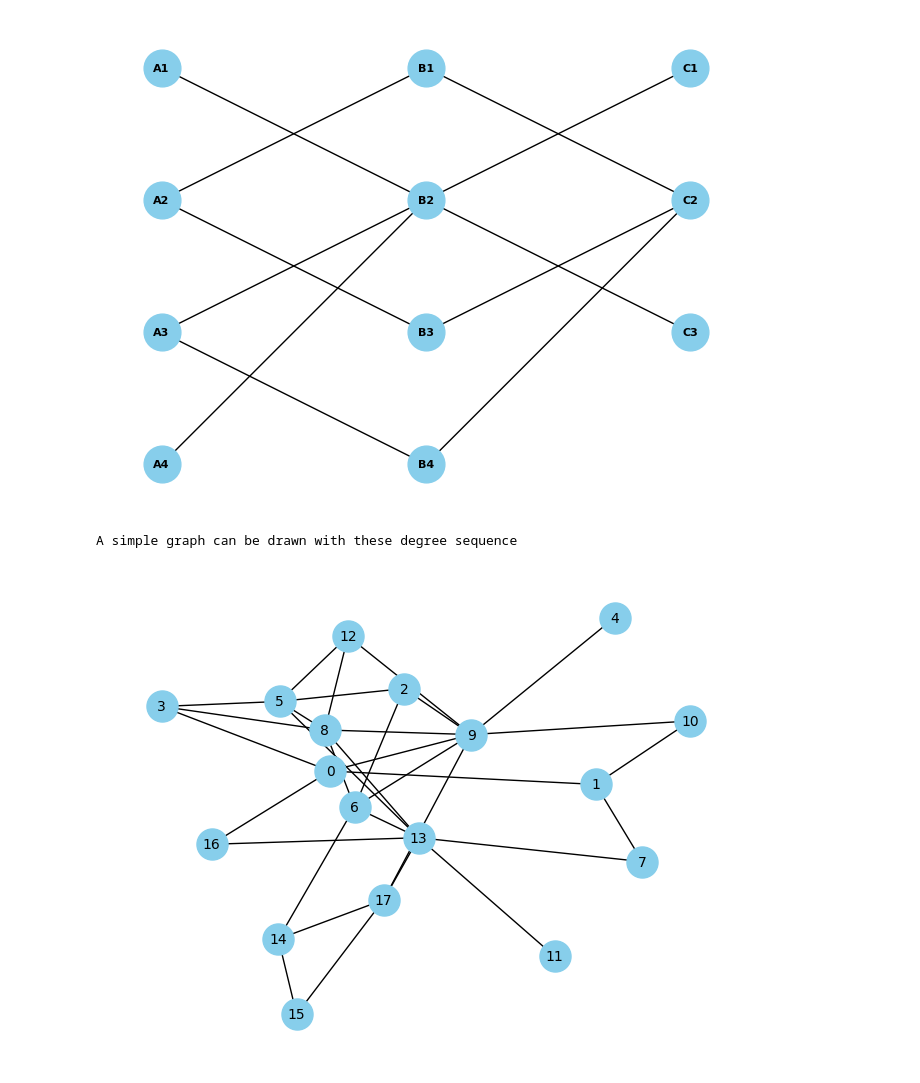
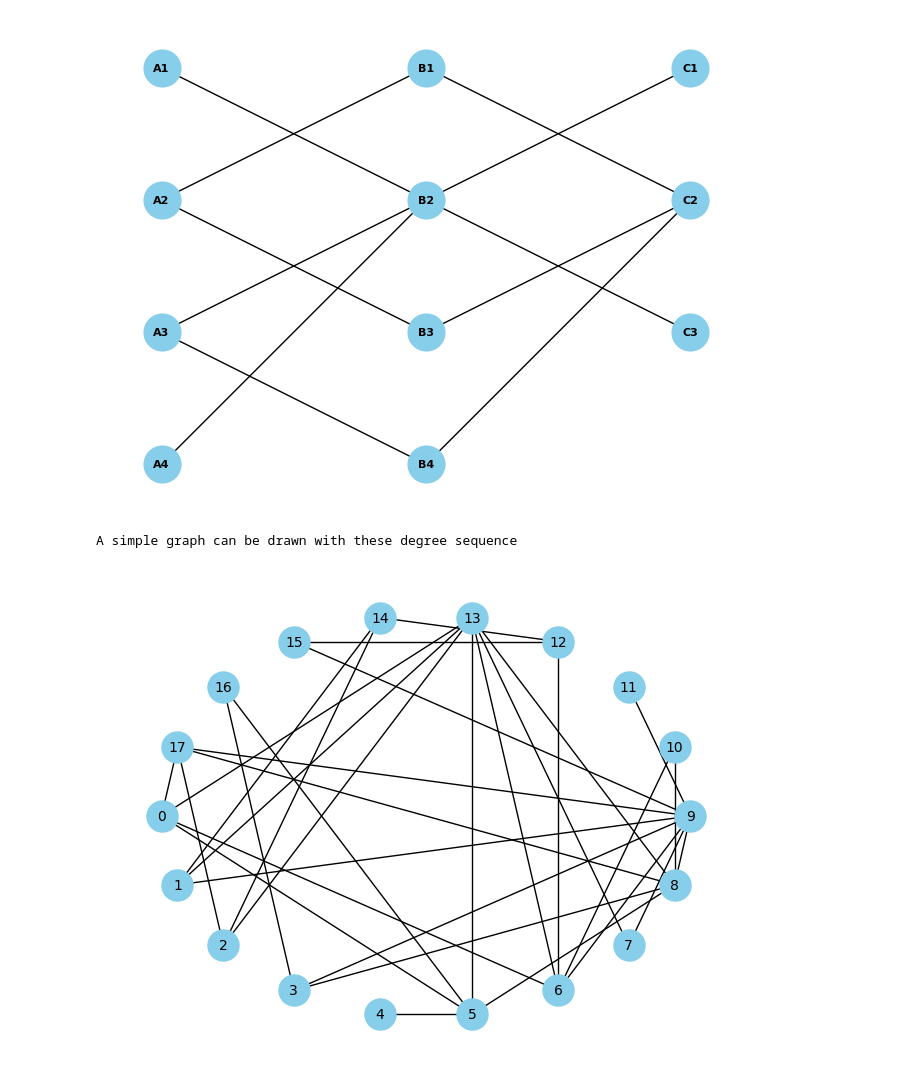
Before and after one commit to onaisali4952/Graph-Theory-Project-Semester-5, a Jupyter notebook: Project_Problem_A.ipynb, the cells around one changed output. Saved outputs shown, nothing was run; the diff lists cells and outputs as text; code cells hidden in the pictures.

Commit message:
Update Project_Problem_A.ipynb
Changed spring layout to shell layout for havel hakimi graph to make graph more tidy

```diff
--- a/Project_Problem_A.ipynb
+++ b/Project_Problem_A.ipynb
@@ -92,32 +92,32 @@ def checkAllZeros(list):
     return True
 
 def havelHakimi(degree_Sequence):
     degree_Sequence.sort(reverse = True)
     while(checkAllZeros(degree_Sequence) == False):
         largest = degree_Sequence[0]
         if(largest >= len(degree_Sequence)):
             return False
         degree_Sequence[0] = 0
         for i in range(1, largest, 1):
             if degree_Sequence[i] == 0:
                 return False
             degree_Sequence[i] -= 1
         degree_Sequence.sort(reverse = True)
 
     # If it reaches this point, it means all degrees have been
     # reduced to 0 and therefore havel hakimi theorem has passed
     return True
 
 
 degree_Sequence = [4, 3, 3, 3, 1, 5, 5, 2, 6, 8, 2, 1, 3, 7, 3, 2, 2, 4]
 parameter_degree_sequence = degree_Sequence.copy()
 if(havelHakimi(parameter_degree_sequence)):
     print("A simple graph can be drawn with these degree sequence")
     G = ntx.random_degree_sequence_graph(degree_Sequence)
-    pos = ntx.spring_layout(G)
+    pos = ntx.shell_layout(G)
     ntx.draw(G, pos, with_labels=True, node_size=500, node_color='skyblue', font_color='black', font_size=10)
 else:
     print("A simple graph cannot be drawn with the given degree sequence")
 # %% [output]
 A simple graph can be drawn with these degree sequence
-[figure, old version]
+[figure, new version]
```
